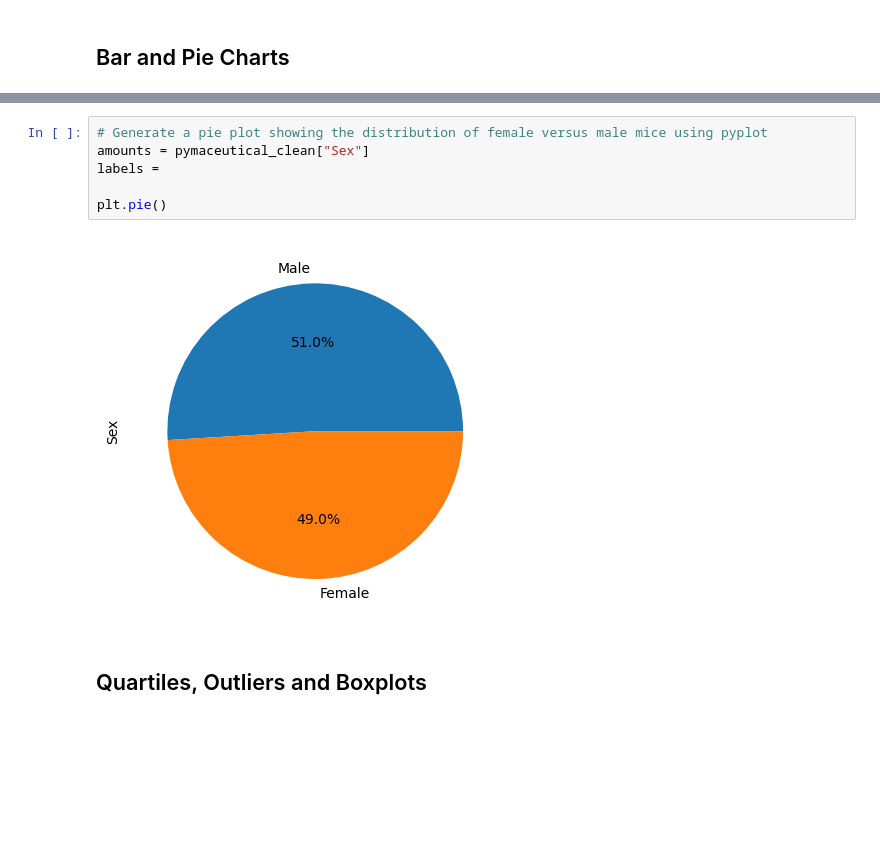
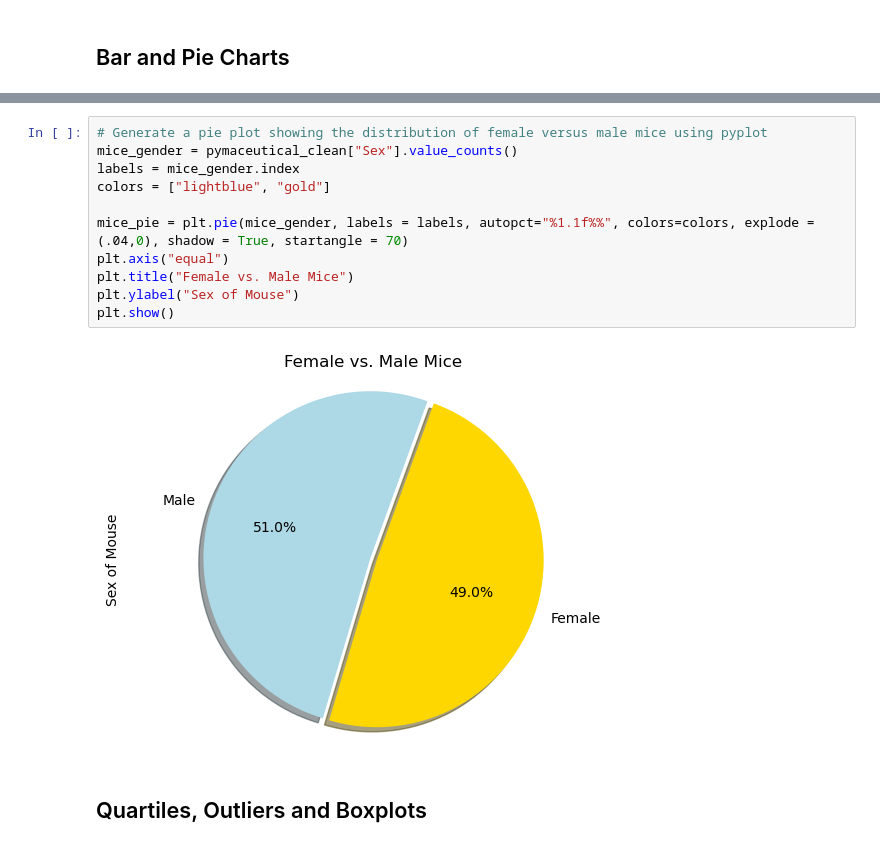
Before and after one commit to EBPaz/Plotting_Challenge, a Jupyter notebook: Pymaceuticals/pymaceuticals_starter.ipynb, the cells around one changed output, grey strips where cells are left out. Drawn from its saved outputs; the diff is of its cells as text; blank space fills up the shorter version.

```diff
--- a/Pymaceuticals/pymaceuticals_starter.ipynb
+++ b/Pymaceuticals/pymaceuticals_starter.ipynb
@@ -183,11 +180,16 @@ AttributeError: 'DataFrameGroupBy' object has no attribute 'loc'
 # %%
 # Generate a pie plot showing the distribution of female versus male mice using pyplot
-amounts = pymaceutical_clean["Sex"]
-labels =
+mice_gender = pymaceutical_clean["Sex"].value_counts()
+labels = mice_gender.index
+colors = ["lightblue", "gold"]
 
-plt.pie()
+mice_pie = plt.pie(mice_gender, labels = labels, autopct="%1.1f%%", colors=colors, explode = (.04,0), shadow = True, startangle = 70)
+plt.axis("equal")
+plt.title("Female vs. Male Mice")
+plt.ylabel("Sex of Mouse")
+plt.show()
 # %% [output]
-[figure, old version]
+[figure, new version]
 # %% [markdown]
 ## Quartiles, Outliers and Boxplots
 # %%
```
Also changed, not shown: parts of 5 cells of this notebook, 1 other file.
